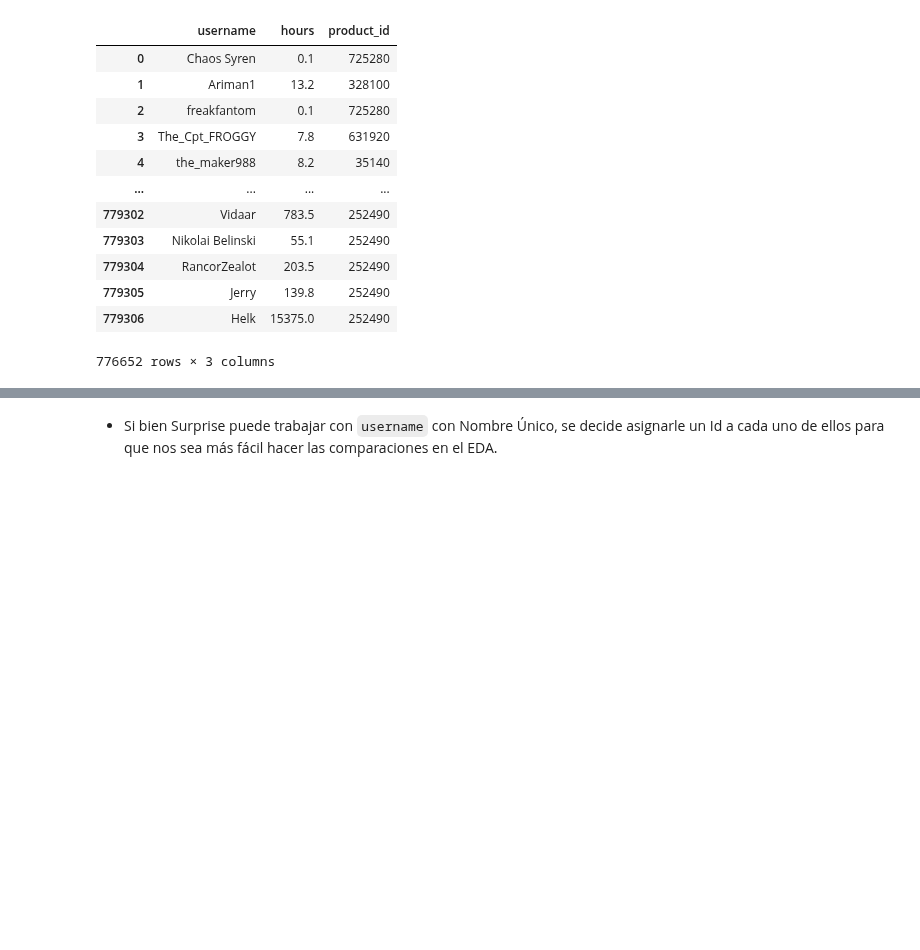
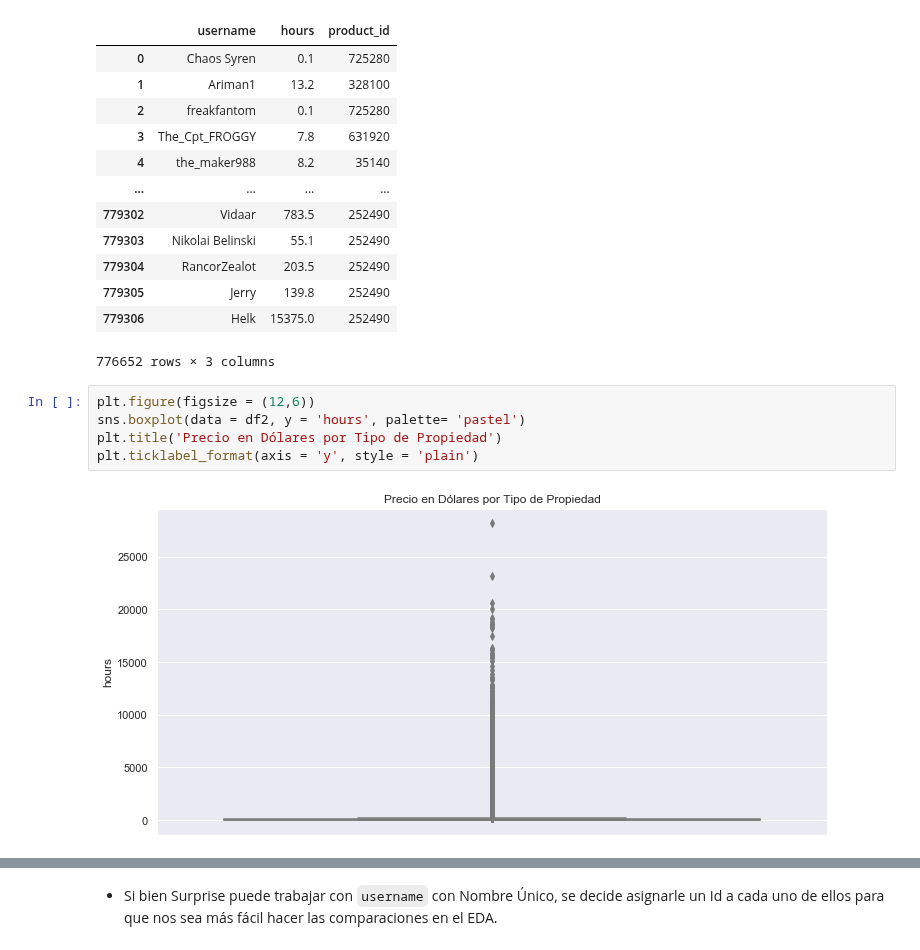
Before and after one commit to alseveso/AcamicaDS, a Jupyter notebook: Proyecto 3/A. Proyecto 03_Alejandra Seveso.ipynb, the cells around one changed output, grey strips where cells are left out. Drawn from its saved outputs; the diff is of its cells as text; blank space fills up the shorter version.

```diff
--- a/Proyecto 3/A. Proyecto 03_Alejandra Seveso.ipynb
+++ b/Proyecto 3/A. Proyecto 03_Alejandra Seveso.ipynb
@@ -279,3 +278,10 @@ df2
 | 779305 | Jerry | 139.8 | 252490 |
 | 779306 | Helk | 15375.0 | 252490 |
 776652 rows × 3 columns
+# %%
+plt.figure(figsize = (12,6))
+sns.boxplot(data = df2, y = 'hours', palette= 'pastel')
+plt.title('Precio en Dólares por Tipo de Propiedad')
+plt.ticklabel_format(axis = 'y', style = 'plain')
+# %% [output]
+[figure, added]
```
Also changed, not shown: parts of 60 cells of this notebook, 1 other file.
